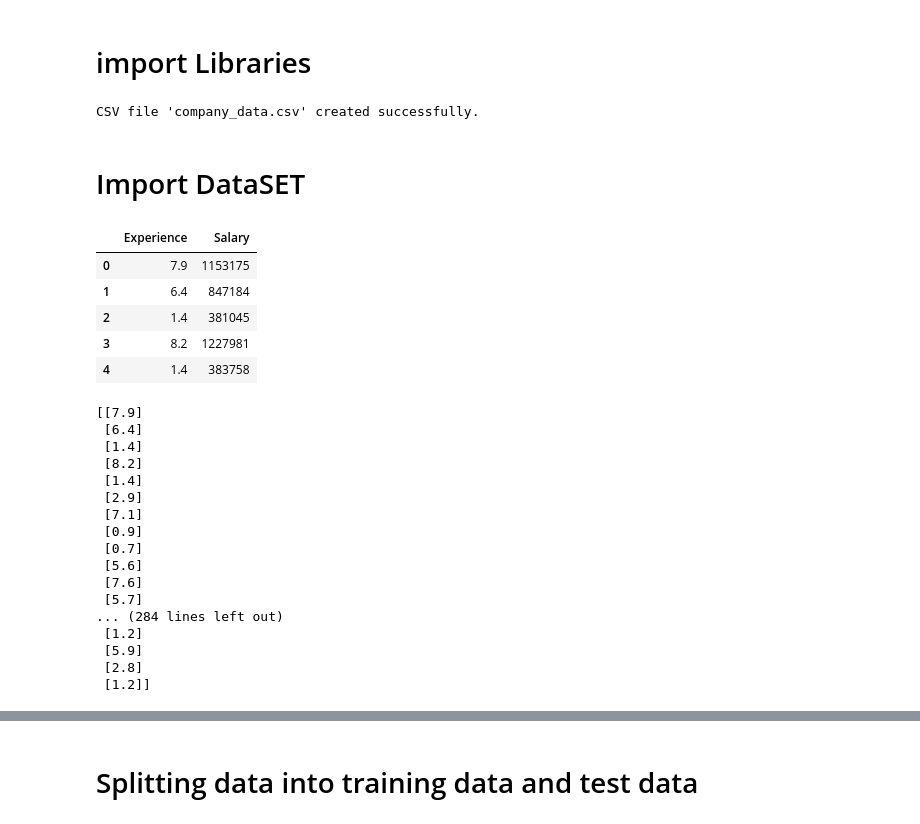
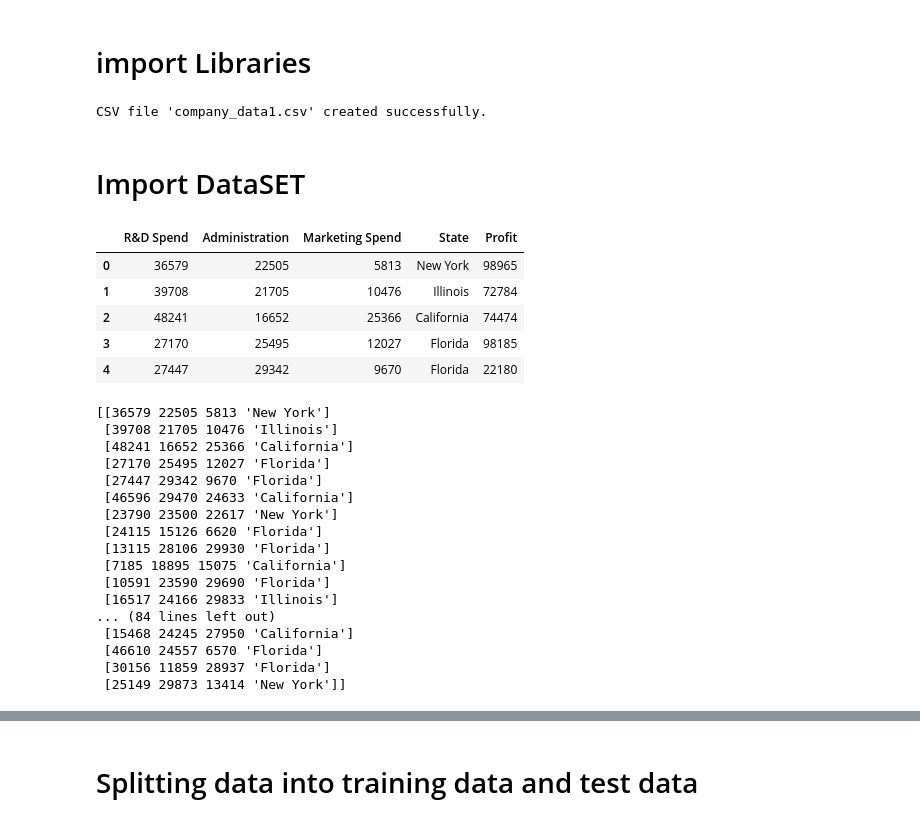
Before and after one commit to deepakdmane/ml, a Jupyter notebook: Mutiple_linear_regression_data_processing.ipynb, the cells around one changed output, grey strips where cells are left out. Saved outputs shown, nothing was run; the diff lists cells and outputs as text; code cells hidden in the pictures.

```diff
--- a/Mutiple_linear_regression_data_processing.ipynb
+++ b/Mutiple_linear_regression_data_processing.ipynb
@@ -21,68 +21,68 @@ admin_range = (10000, 30000)
 marketing_range = (5000, 30000)
 
 # Create the data
-data = [["Profit", "R&D Spend", "Administration", "Marketing Spend", "State"]]
+data = [["R&D Spend", "Administration", "Marketing Spend", "State","Profit"]]
 for _ in range(num_records):
     profit = random.randint(*profit_range)
     rnd = random.randint(*rnd_range)
     admin = random.randint(*admin_range)
     marketing = random.randint(*marketing_range)
     state = random.choice(states)
-    data.append([profit, rnd, admin, marketing, state])
+    data.append([rnd, admin, marketing, state,profit])
 
 # Save the data to a CSV file
-file_path = "company_data.csv"
+file_path = "company_data1.csv"
 with open(file_path, "w", newline="") as file:
     writer = csv.writer(file)
     writer.writerows(data)
 
 print(f"CSV file '{file_path}' created successfully.")
 # %% [output]
-CSV file 'company_data.csv' created successfully.
+CSV file 'company_data1.csv' created successfully.
 # %% [markdown]
 # Import DataSET
 # %%
 try:
-    dataset = pd.read_csv('salary_data.csv')
+    dataset = pd.read_csv('company_data1.csv')
     display(dataset.head())
 except FileNotFoundError:
     print("Error: 'Data.csv' not found. Please ensure the file exists in the current directory.")
 except pd.errors.EmptyDataError:
     print("Error: 'Data.csv' is empty.")
 except pd.errors.ParserError:
     print("Error: 'Data.csv' could not be parsed. Please check the file format.")
 except Exception as e:
     print(f"An unexpected error occurred: {e}")
 
 x = dataset.iloc[:, :-1].values
 y = dataset.iloc[:, -1].values
 # %% [output]
-|  | Experience | Salary |
-| 0 | 7.9 | 1153175 |
-| 1 | 6.4 | 847184 |
-| 2 | 1.4 | 381045 |
-| 3 | 8.2 | 1227981 |
-| 4 | 1.4 | 383758 |
+|  | R&D Spend | Administration | Marketing Spend | State | Profit |
+| 0 | 36579 | 22505 | 5813 | New York | 98965 |
+| 1 | 39708 | 21705 | 10476 | Illinois | 72784 |
+| 2 | 48241 | 16652 | 25366 | California | 74474 |
+| 3 | 27170 | 25495 | 12027 | Florida | 98185 |
+| 4 | 27447 | 29342 | 9670 | Florida | 22180 |
 # %%
 print(x)
 # %% [output]
-[[7.9]
- [6.4]
- [1.4]
- [8.2]
- [1.4]
- [2.9]
- [7.1]
- [0.9]
- [0.7]
- [5.6]
- [7.6]
- [5.7]
-... (284 lines left out)
- [1.2]
- [5.9]
- [2.8]
- [1.2]]
+[[36579 22505 5813 'New York']
+ [39708 21705 10476 'Illinois']
+ [48241 16652 25366 'California']
+ [27170 25495 12027 'Florida']
+ [27447 29342 9670 'Florida']
+ [46596 29470 24633 'California']
+ [23790 23500 22617 'New York']
+ [24115 15126 6620 'Florida']
+ [13115 28106 29930 'Florida']
+ [7185 18895 15075 'California']
+ [10591 23590 29690 'Florida']
+ [16517 24166 29833 'Illinois']
+... (84 lines left out)
+ [15468 24245 27950 'California']
+ [46610 24557 6570 'Florida']
+ [30156 11859 28937 'Florida']
+ [25149 29873 13414 'New York']]
 # %%
 print(y)
 # %% [output]
```
Also changed, not shown: parts of 16 cells of this notebook.
